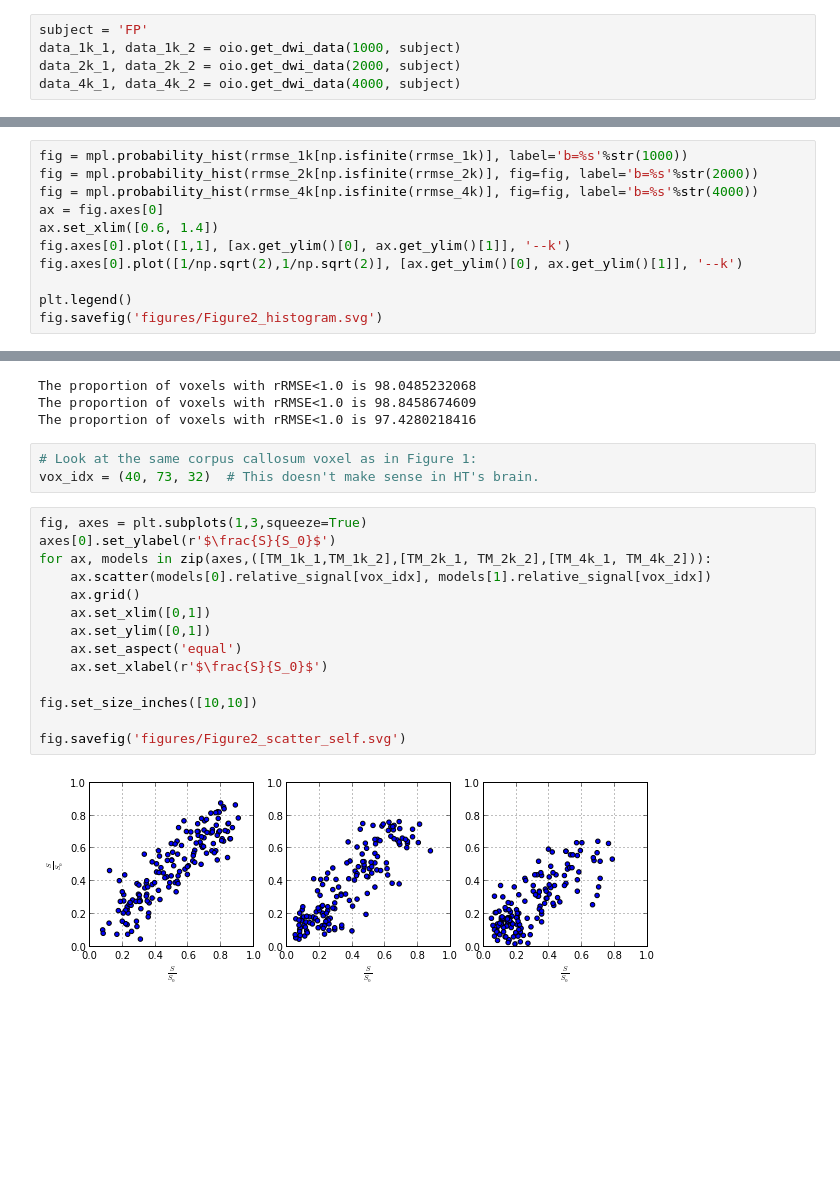
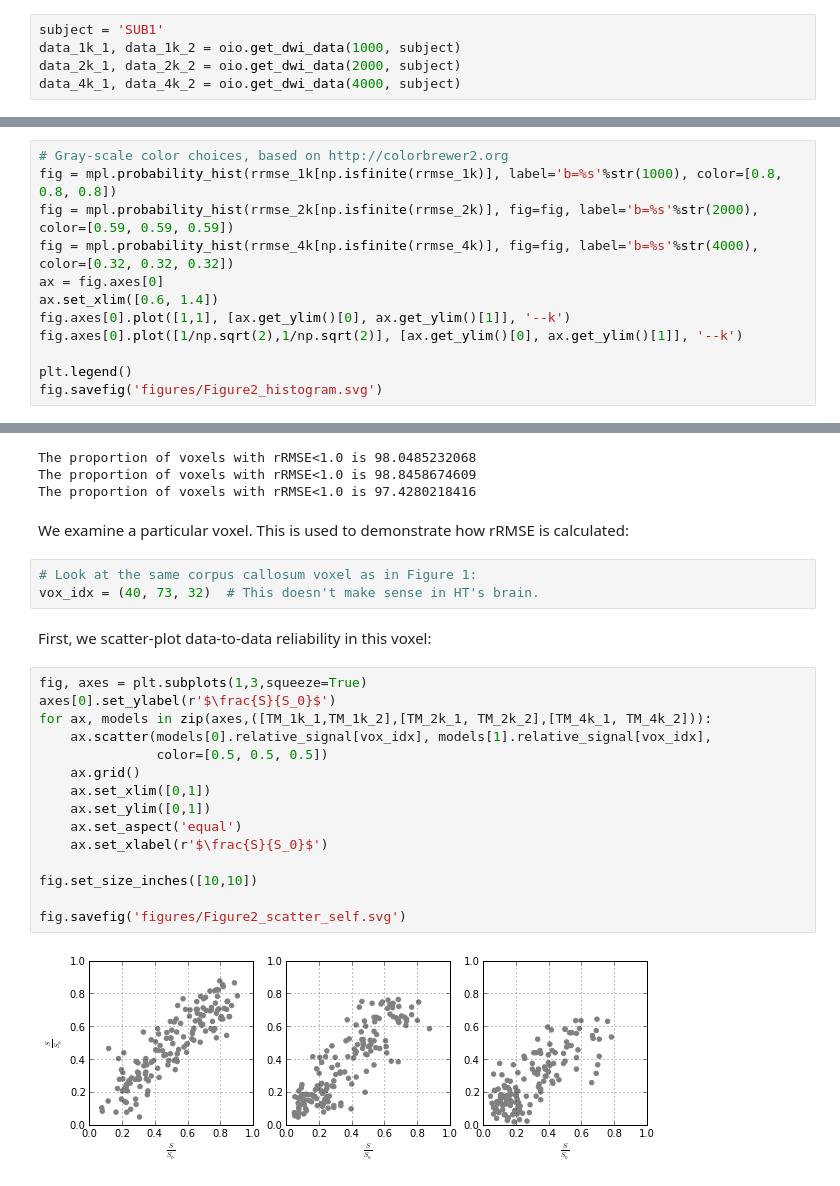
Before and after one commit to arokem/osmosis, a Jupyter notebook: doc/paper_figures/Figure2.ipynb, the cells around one changed output, grey strips where cells are left out. Cells and saved outputs as stored; diff of their text form; blank space fills up the shorter version.

Commit message:
Gray-scale images, markdown comments.

```diff
--- a/doc/paper_figures/Figure2.ipynb
+++ b/doc/paper_figures/Figure2.ipynb
@@ -11,5 +21,5 @@ oio.data_path = os.path.join(oz.__path__[0], 'data')
 # %%
-subject = 'FP'
+subject = 'SUB1'
 data_1k_1, data_1k_2 = oio.get_dwi_data(1000, subject)
 data_2k_1, data_2k_2 = oio.get_dwi_data(2000, subject)
 data_4k_1, data_4k_2 = oio.get_dwi_data(4000, subject)
@@ -63,7 +81,8 @@ Fitting TensorModel params using dipy
 # %%
-fig = mpl.probability_hist(rrmse_1k[np.isfinite(rrmse_1k)], label='b=%s'%str(1000))
-fig = mpl.probability_hist(rrmse_2k[np.isfinite(rrmse_2k)], fig=fig, label='b=%s'%str(2000))
-fig = mpl.probability_hist(rrmse_4k[np.isfinite(rrmse_4k)], fig=fig, label='b=%s'%str(4000))
+# Gray-scale color choices, based on http://colorbrewer2.org
+fig = mpl.probability_hist(rrmse_1k[np.isfinite(rrmse_1k)], label='b=%s'%str(1000), color=[0.8, 0.8, 0.8])
+fig = mpl.probability_hist(rrmse_2k[np.isfinite(rrmse_2k)], fig=fig, label='b=%s'%str(2000), color=[0.59, 0.59, 0.59])
+fig = mpl.probability_hist(rrmse_4k[np.isfinite(rrmse_4k)], fig=fig, label='b=%s'%str(4000), color=[0.32, 0.32, 0.32])
 ax = fig.axes[0]
 ax.set_xlim([0.6, 1.4])
 fig.axes[0].plot([1,1], [ax.get_ylim()[0], ax.get_ylim()[1]], '--k')
@@ -81,22 +102,27 @@ for this in [rrmse_1k,rrmse_2k, rrmse_4k]:
 The proportion of voxels with rRMSE<1.0 is 98.0485232068
 The proportion of voxels with rRMSE<1.0 is 98.8458674609
 The proportion of voxels with rRMSE<1.0 is 97.4280218416
+# %% [markdown]
+We examine a particular voxel. This is used to demonstrate how rRMSE is calculated:
 # %%
 # Look at the same corpus callosum voxel as in Figure 1:
 vox_idx = (40, 73, 32)  # This doesn't make sense in HT's brain.
+# %% [markdown]
+First, we scatter-plot data-to-data reliability in this voxel:
 # %%
 fig, axes = plt.subplots(1,3,squeeze=True)
 axes[0].set_ylabel(r'$\frac{S}{S_0}$')
 for ax, models in zip(axes,([TM_1k_1,TM_1k_2],[TM_2k_1, TM_2k_2],[TM_4k_1, TM_4k_2])):
-    ax.scatter(models[0].relative_signal[vox_idx], models[1].relative_signal[vox_idx])
+    ax.scatter(models[0].relative_signal[vox_idx], models[1].relative_signal[vox_idx],
+               color=[0.5, 0.5, 0.5])
     ax.grid()
     ax.set_xlim([0,1])
     ax.set_ylim([0,1])
     ax.set_aspect('equal')
     ax.set_xlabel(r'$\frac{S}{S_0}$')
 
 fig.set_size_inches([10,10])
 
 fig.savefig('figures/Figure2_scatter_self.svg')
 # %% [output]
-[figure, old version]
+[figure, new version]
```
Also changed, not shown: parts of 13 cells of this notebook.
